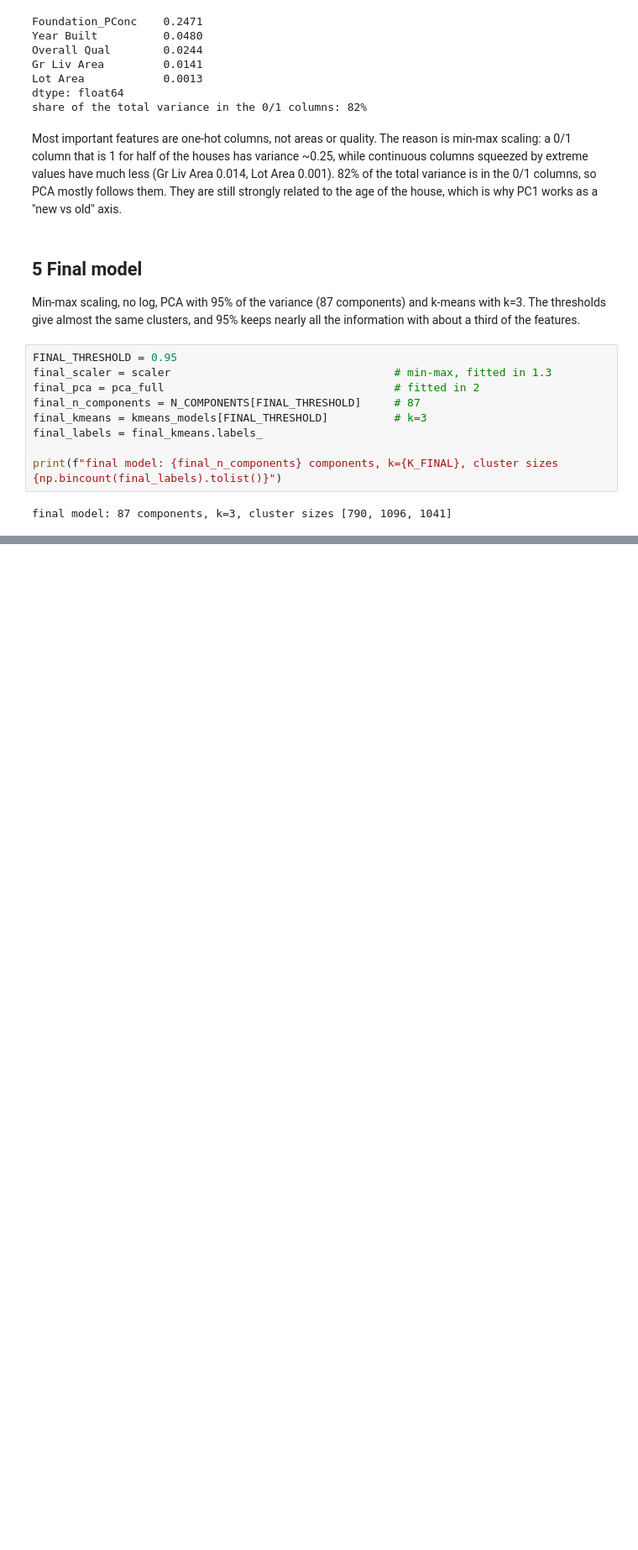
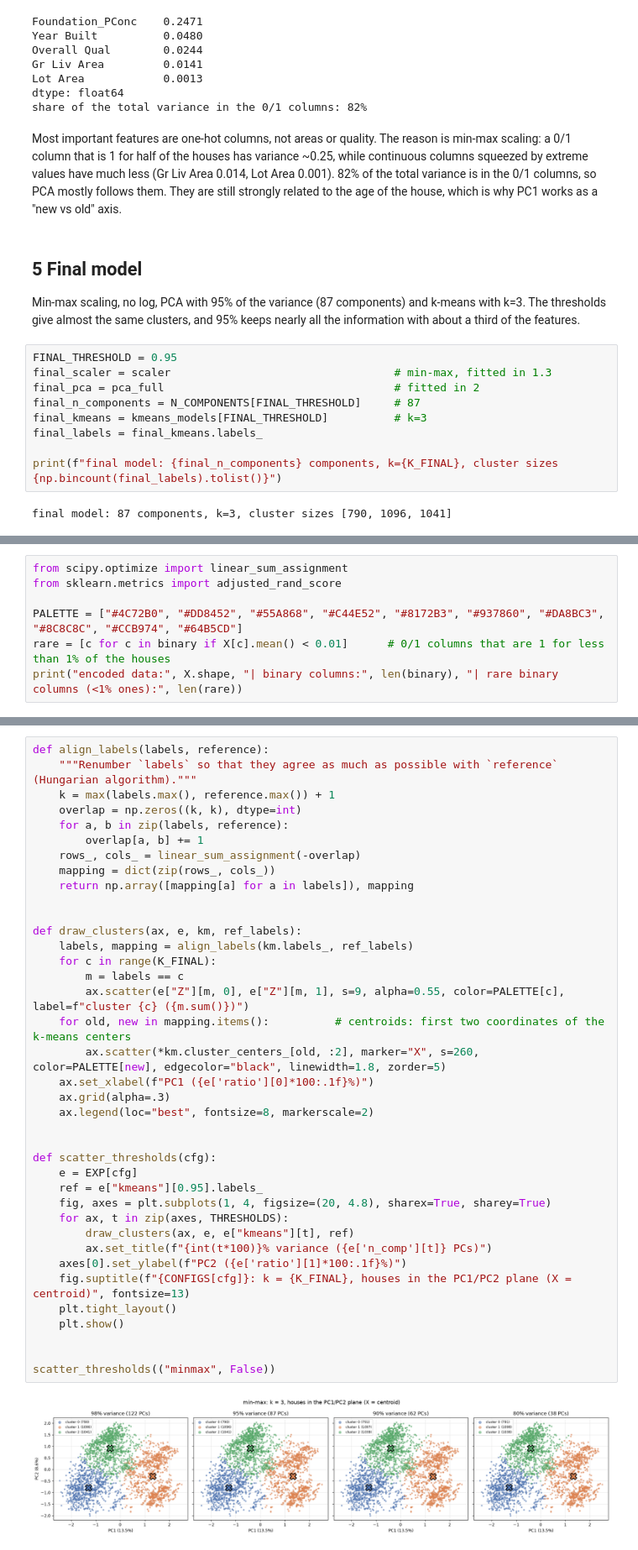
Before and after one commit to Maroscsak-Daniel/Labor-ML-, a Jupyter notebook: L3/L3_PCA_KMeansClustering.ipynb, the cells around one changed output, grey strips where cells are left out. Shown at 84% size. Cells and saved outputs as stored; diff of their text form; blank space fills up the shorter version.

```diff
--- a/L3/L3_PCA_KMeansClustering.ipynb
+++ b/L3/L3_PCA_KMeansClustering.ipynb
@@ -392,0 +405,7 @@ final model: 87 components, k=3, cluster sizes [790, 1096, 1041]
+# %%
+from scipy.optimize import linear_sum_assignment
+from sklearn.metrics import adjusted_rand_score
+
+PALETTE = ["#4C72B0", "#DD8452", "#55A868", "#C44E52", "#8172B3", "#937860", "#DA8BC3", "#8C8C8C", "#CCB974", "#64B5CD"]
+rare = [c for c in binary if X[c].mean() < 0.01]      # 0/1 columns that are 1 for less than 1% of the houses
+print("encoded data:", X.shape, "| binary columns:", len(binary), "| rare binary columns (<1% ones):", len(rare))
@@ -392,0 +461,40 @@ final model: 87 components, k=3, cluster sizes [790, 1096, 1041]
+# %%
+def align_labels(labels, reference):
+    """Renumber `labels` so that they agree as much as possible with `reference` (Hungarian algorithm)."""
+    k = max(labels.max(), reference.max()) + 1
+    overlap = np.zeros((k, k), dtype=int)
+    for a, b in zip(labels, reference):
+        overlap[a, b] += 1
+    rows_, cols_ = linear_sum_assignment(-overlap)
+    mapping = dict(zip(rows_, cols_))
+    return np.array([mapping[a] for a in labels]), mapping
+
+
+def draw_clusters(ax, e, km, ref_labels):
+    labels, mapping = align_labels(km.labels_, ref_labels)
+    for c in range(K_FINAL):
+        m = labels == c
+        ax.scatter(e["Z"][m, 0], e["Z"][m, 1], s=9, alpha=0.55, color=PALETTE[c], label=f"cluster {c} ({m.sum()})")
+    for old, new in mapping.items():          # centroids: first two coordinates of the k-means centers
+        ax.scatter(*km.cluster_centers_[old, :2], marker="X", s=260, color=PALETTE[new], edgecolor="black", linewidth=1.8, zorder=5)
+    ax.set_xlabel(f"PC1 ({e['ratio'][0]*100:.1f}%)")
+    ax.grid(alpha=.3)
+    ax.legend(loc="best", fontsize=8, markerscale=2)
+
+
+def scatter_thresholds(cfg):
+    e = EXP[cfg]
+    ref = e["kmeans"][0.95].labels_
+    fig, axes = plt.subplots(1, 4, figsize=(20, 4.8), sharex=True, sharey=True)
+    for ax, t in zip(axes, THRESHOLDS):
+        draw_clusters(ax, e, e["kmeans"][t], ref)
+        ax.set_title(f"{int(t*100)}% variance ({e['n_comp'][t]} PCs)")
+    axes[0].set_ylabel(f"PC2 ({e['ratio'][1]*100:.1f}%)")
+    fig.suptitle(f"{CONFIGS[cfg]}: k = {K_FINAL}, houses in the PC1/PC2 plane (X = centroid)", fontsize=13)
+    plt.tight_layout()
+    plt.show()
+
+
+scatter_thresholds(("minmax", False))
+# %% [output]
+[figure, added]
```
Also changed, not shown: parts of 31 cells of this notebook.
